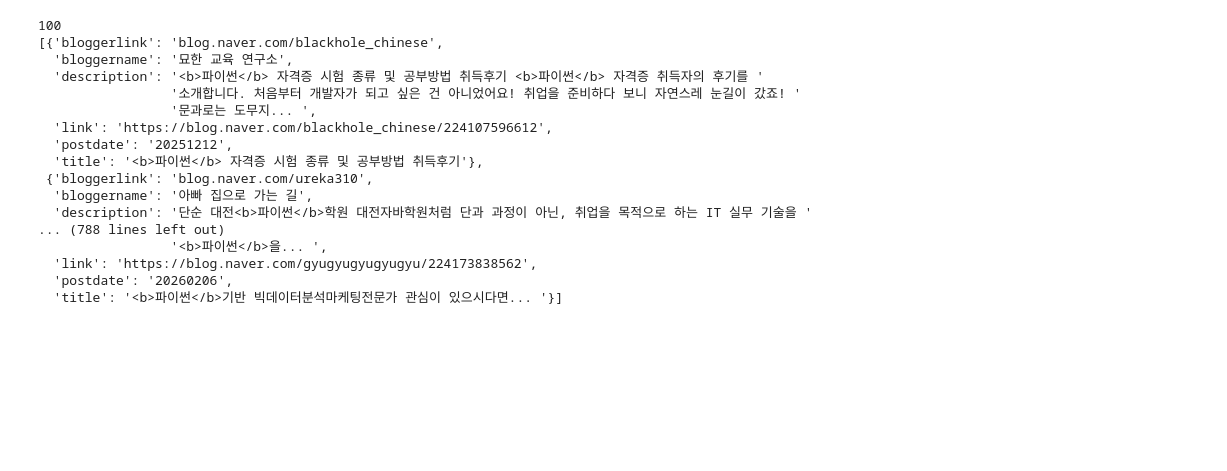
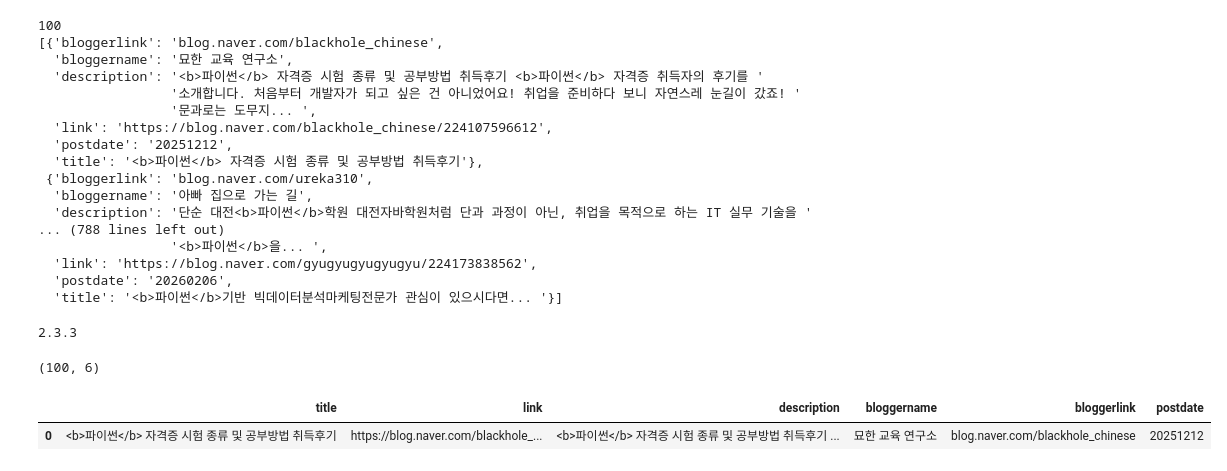
Before and after one commit to Jangdochi/python_webscraping_analysis, a Jupyter notebook: 01뉴스제목_웹툰_OpenAPI.ipynb, the cells around one changed output. Drawn from its saved outputs; the diff is of its cells as text; code cells hidden in the pictures; blank space fills up the shorter version.

```diff
--- a/01뉴스제목_웹툰_OpenAPI.ipynb
+++ b/01뉴스제목_웹툰_OpenAPI.ipynb
@@ -438,3 +438,19 @@ items_data = res.json()['items']
 import json
 with open('data/blog.json', 'w', encoding='utf=8') as file :
     json.dump(items_data,file)
+# %%
+import pandas as pd
+
+print(pd.__version__)
+# %% [output]
+2.3.3
+# %%
+data = pd.read_json('data/blog.json')
+print(data.shape)
+# %% [output]
+(100, 6)
+# %%
+data.head(1)
+# %% [output]
+|  | title | link | description | bloggername | bloggerlink | postdate |
+| 0 | <b>파이썬</b> 자격증 시험 종류 및 공부방법 취득후기 | https://blog.naver.com/blackhole_... | <b>파이썬</b> 자격증 시험 종류 및 공부방법 취득후기 ... | 묘한 교육 연구소 | blog.naver.com/blackhole_chinese | 20251212 |
```
Also changed, not shown: parts of 2 cells of this notebook.
